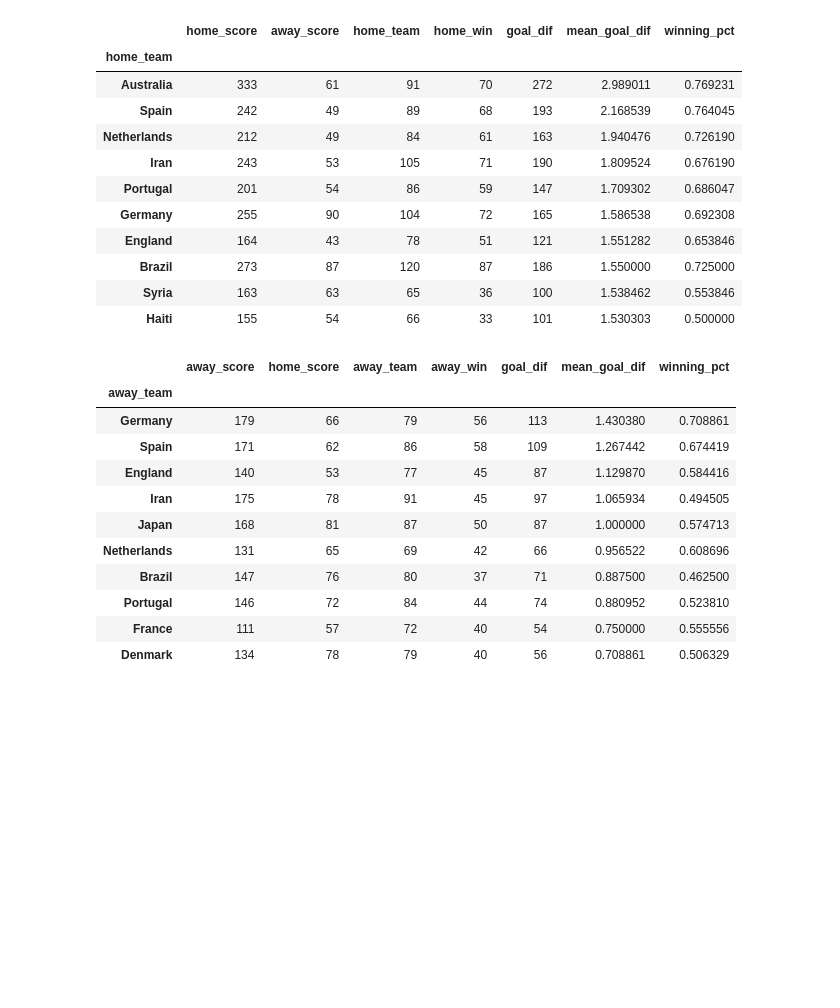
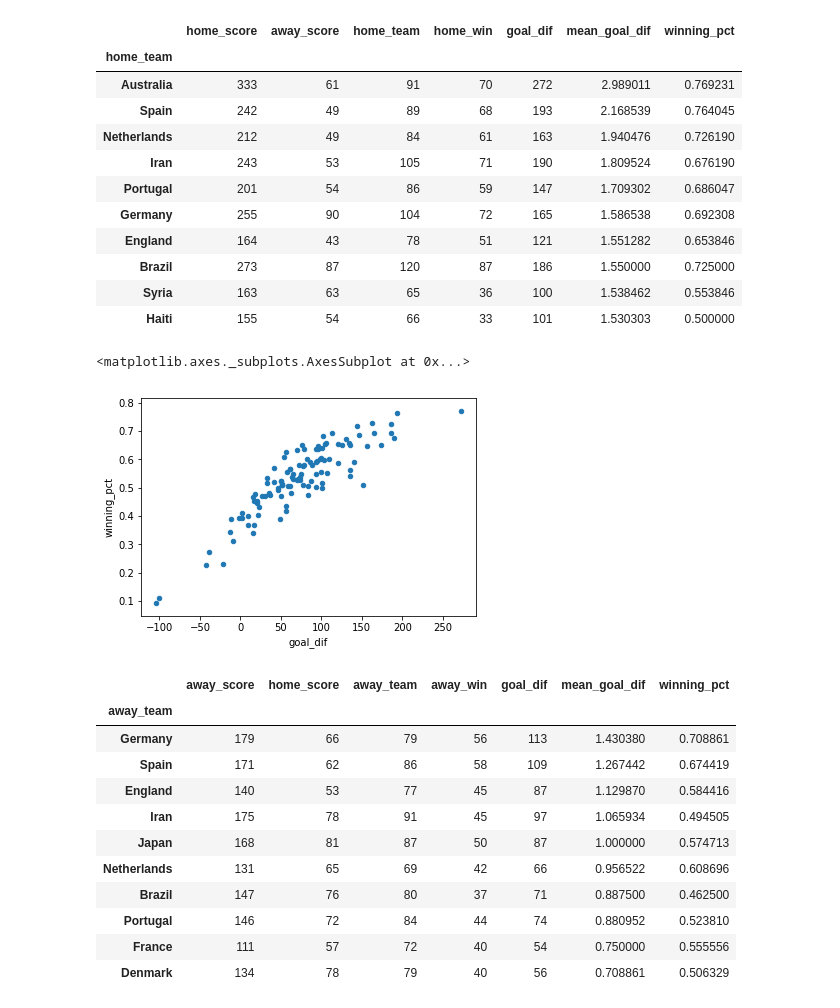
Before and after one commit to justinklemp/INFO-Capstone-Soccer-Notebooks-, a Jupyter notebook: International Results.ipynb, the cells around one changed output. Drawn from its saved outputs; the diff is of its cells as text; code cells hidden in the pictures; blank space fills up the shorter version.

```diff
--- a/International Results.ipynb
+++ b/International Results.ipynb
@@ -95,6 +95,11 @@ home_agg_df.sort_values('mean_goal_dif',ascending = False).head(10)
 | Brazil | 273 | 87 | 120 | 87 | 186 | 1.550000 | 0.725000 |
 | Syria | 163 | 63 | 65 | 36 | 100 | 1.538462 | 0.553846 |
 | Haiti | 155 | 54 | 66 | 33 | 101 | 1.530303 | 0.500000 |
+# %%
+home_agg_df.plot.scatter('goal_dif','winning_pct')
+# %% [output]
+<matplotlib.axes._subplots.AxesSubplot at 0x...>
+[figure, added]
 # %%
 away_agg_df['goal_dif'] = away_agg_df['away_score'] - away_agg_df['home_score']
 away_agg_df['mean_goal_dif'] = away_agg_df['goal_dif']/away_agg_df['away_team']
```
Also changed, not shown: parts of 8 cells of this notebook.
